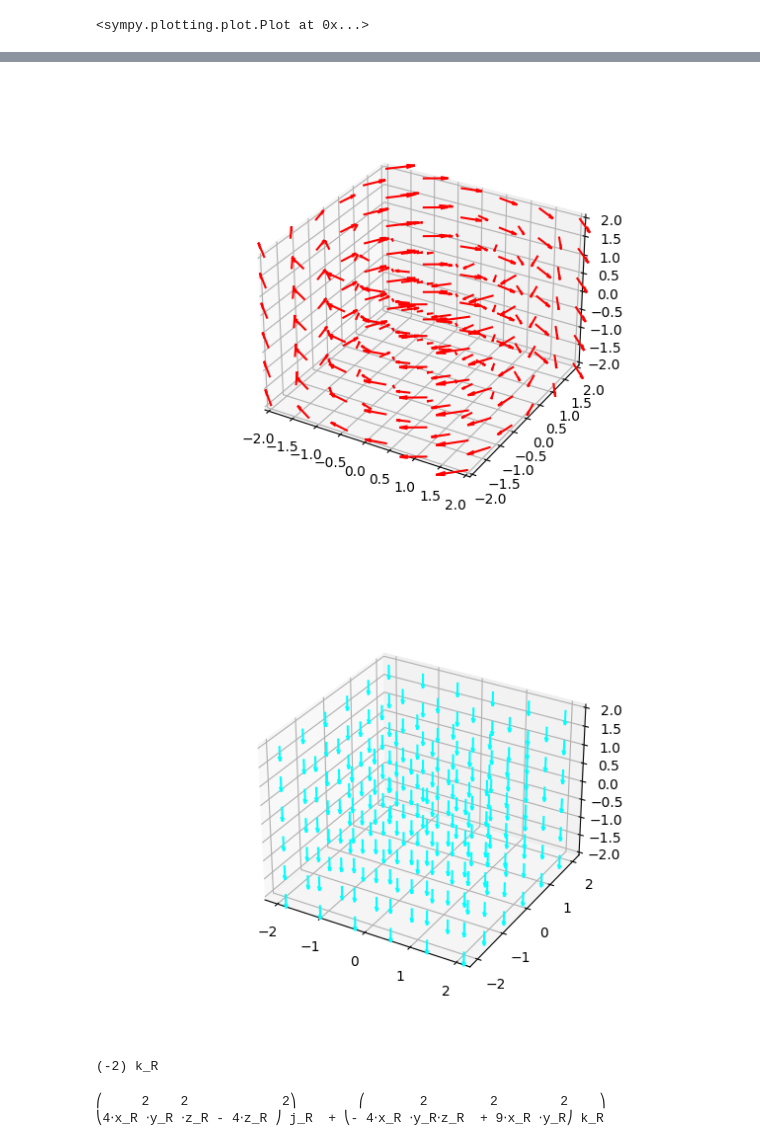
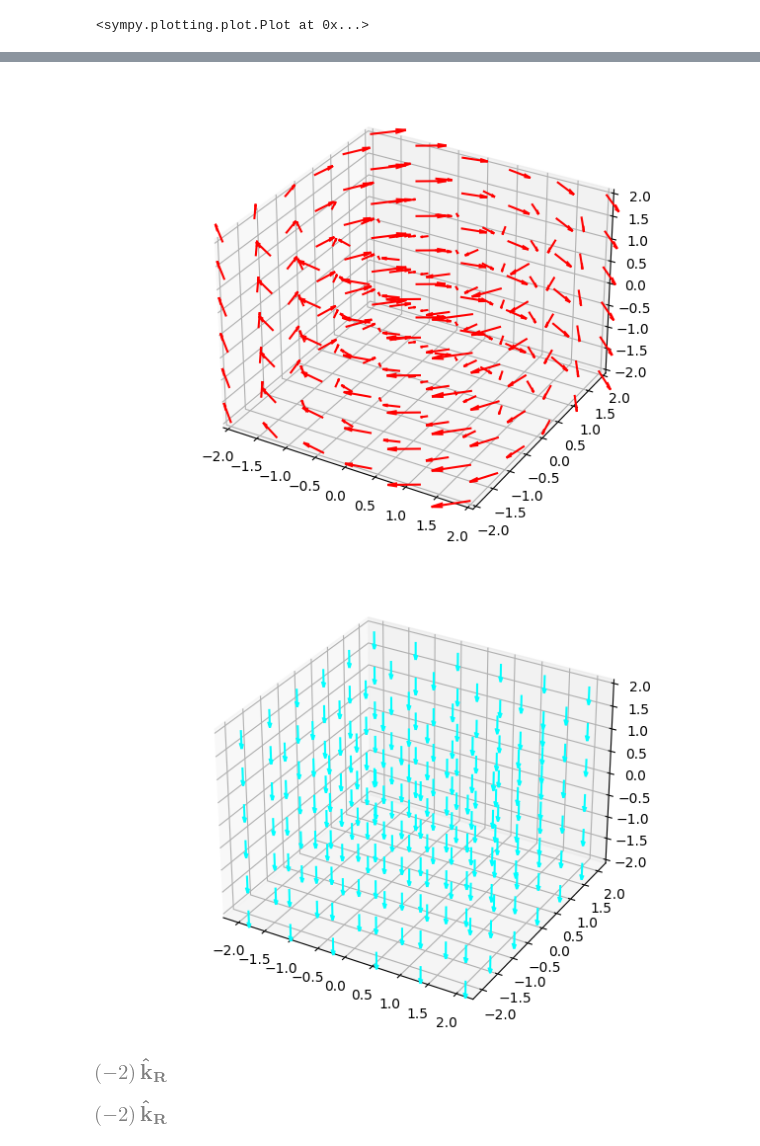
Before and after one commit to QuMCoding/QM-Book-Source, a Jupyter notebook: vector.ipynb, the cells around one changed output, grey strips where cells are left out. Drawn from its saved outputs; the diff is of its cells as text; code cells hidden in the pictures.

```diff
--- a/vector.ipynb
+++ b/vector.ipynb
@@ -300,41 +321,40 @@ ax = plt.axes(projection="3d")  # 畫3d圖
 R = CoordSys3D("R")  # 建立實數空間
 f = R.y * R.i - R.x * R.j  # 定義f為向量函數
 ax.set_xlim((-2, 2))  # 設定x的邊界
 ax.set_ylim((-2, 2))  # 設定y的邊界
 ax.set_zlim((-2, 2))  # 設定z的邊界
 
 # 原始向量場
 X4B, Y4B, Z4B = np.mgrid[-2:2:6j, -2:2:6j, -2:2:6j]  # 計算向量場的向量起點
 # 以起點算出向量終點
 X4BV, Y4BV, Z4BV = np.copy(X4B), np.copy(Y4B), np.copy(Z4B)
 for i, v in np.ndenumerate(X4B):
     now = f.subs({R.x: v, R.y: Y4B[i], R.z: Z4B[i]}).to_matrix(R)[:3]  # 將每一點代入f
     X4BV[i], Y4BV[i], Z4BV[i] = now  # 將結果丟進去畫布裡
 ax.quiver(X4B, Y4B, Z4B, X4BV, Y4BV, Z4BV, length=0.2, color="red")  # 畫出原向量場
 plt.show()  # 給使用者看
 
 # 旋度向量場
 c = delop.cross(f, doit=True)  # 計算f的旋度
 X4Q, Y4Q, Z4Q = np.mgrid[-2:2:6j, -2:2:6j, -2:2:6j]  # 計算旋度的向量起點
 # 以起點算出向量終點
 X4QV, Y4QV, Z4QV = np.copy(X4Q), np.copy(Y4Q), np.copy(Z4Q)
 for i, v in np.ndenumerate(X4Q):
     # 將每一點代入c
     now = c.subs({R.x: v, R.y: Y4Q[i], R.z: Z4Q[i]}).to_matrix(R)[:3]
     X4QV[i], Y4QV[i], Z4QV[i] = now  # 將結果丟進去畫布裡
 
 plt.cla()
 ax.quiver(X4Q, Y4Q, Z4Q, X4QV, Y4QV, Z4QV, length=0.2, color="cyan")  # 畫出旋度的向量
 plt.show()  # 給使用者看
-pprint(c)
+display(c)
 # %% [output]
-[figure, old version]
+[figure, new version]
-[figure, old version]
+[figure, new version]
-(-2) k_R
+[figure, added]
 # %%
 # 散度, 直接用curl()
 c = curl(f)
-pprint(c)
+display(c)
 # %% [output]
-⎛     2    2            2⎞        ⎛       2        2        2    ⎞
-⎝4⋅x_R ⋅y_R ⋅z_R - 4⋅z_R ⎠ j_R  + ⎝- 4⋅x_R ⋅y_R⋅z_R  + 9⋅x_R ⋅y_R⎠ k_R
+[figure, added]
```
Also changed, not shown: parts of 15 cells of this notebook.
